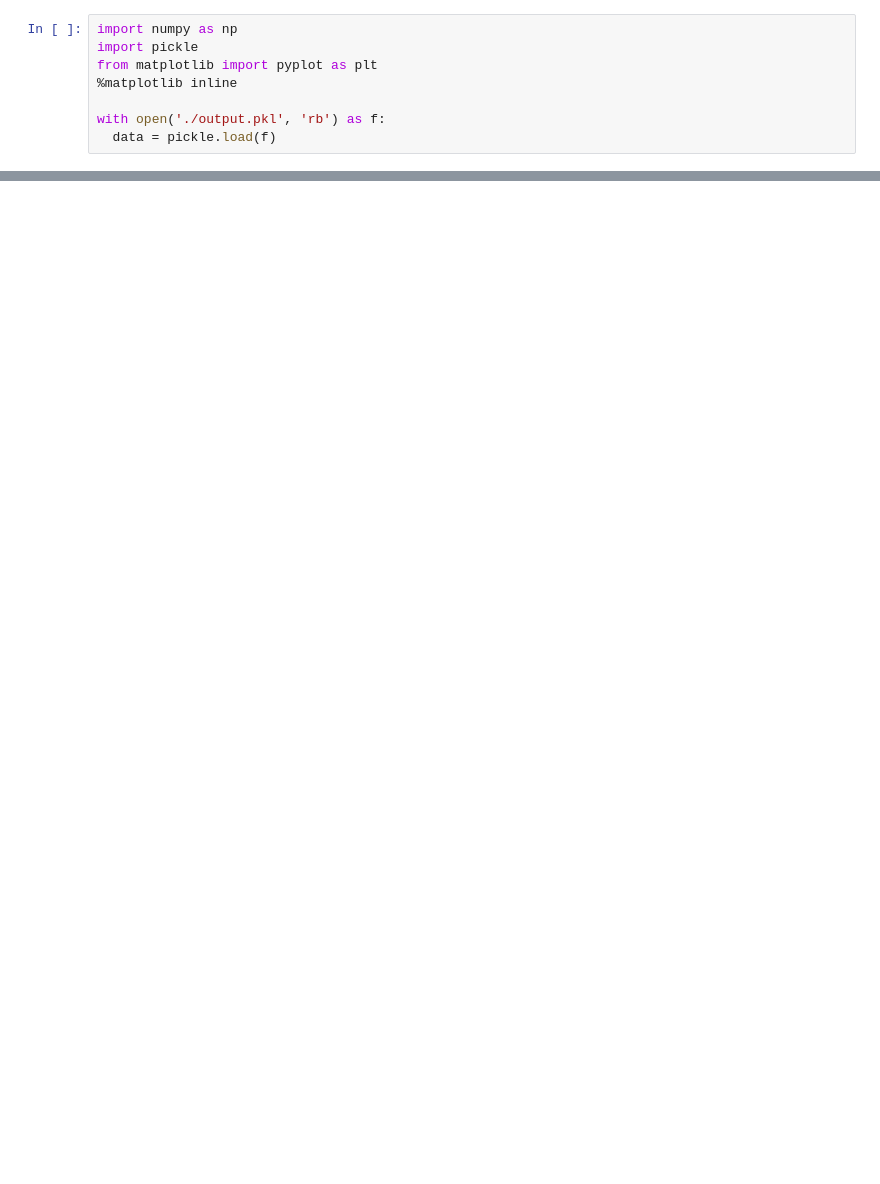
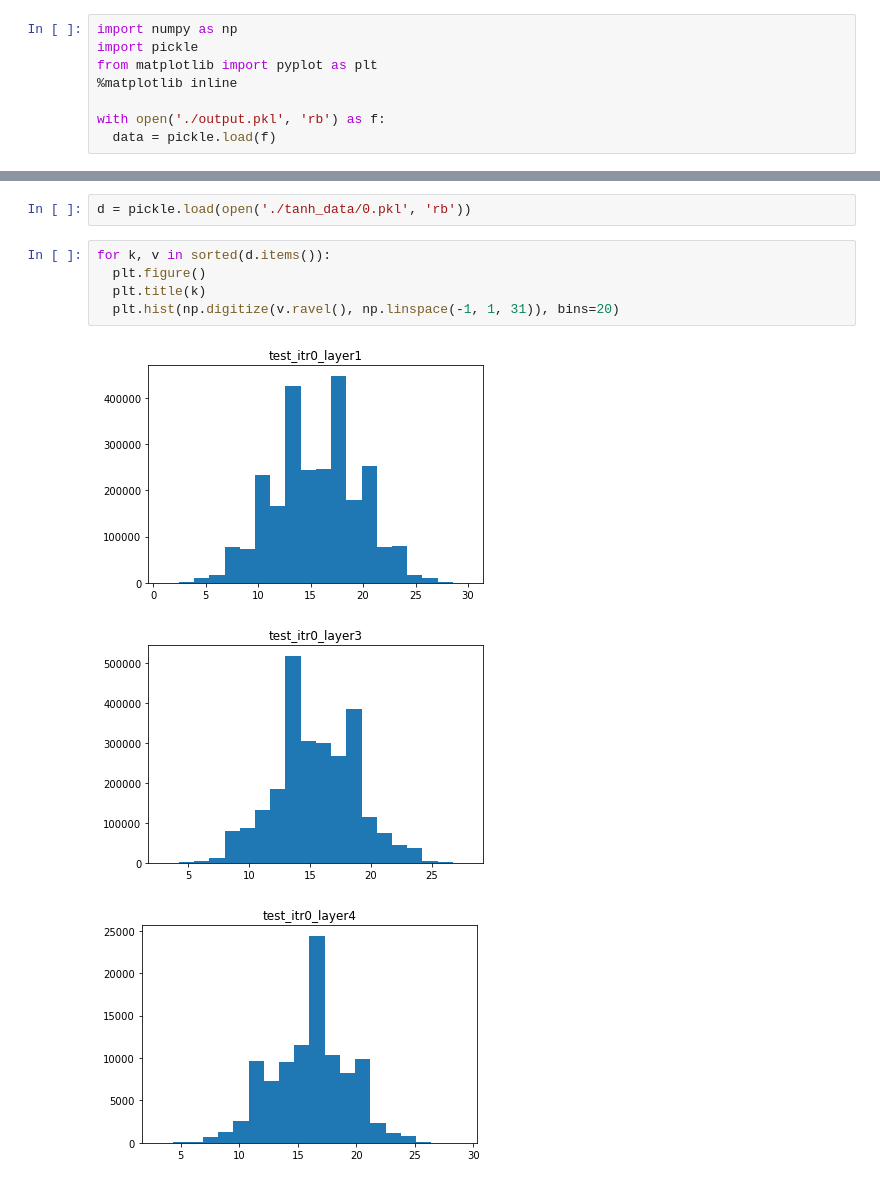
Before and after one commit to mostafarohani/info_bottle, a Jupyter notebook: plots.ipynb, the cells around one changed output, grey strips where cells are left out. Drawn from its saved outputs; the diff is of its cells as text; blank space fills up the shorter version.

```diff
--- a/plots.ipynb
+++ b/plots.ipynb
@@ -48,0 +95,11 @@ mu.shape
+# %%
+d = pickle.load(open('./tanh_data/0.pkl', 'rb'))
+# %%
+for k, v in sorted(d.items()):
+  plt.figure()
+  plt.title(k)
+  plt.hist(np.digitize(v.ravel(), np.linspace(-1, 1, 31)), bins=20)
+# %% [output]
+[figure, added]
+[figure, added]
+[figure, added]
```
Also changed, not shown: parts of 5 cells of this notebook, 1 other file.
